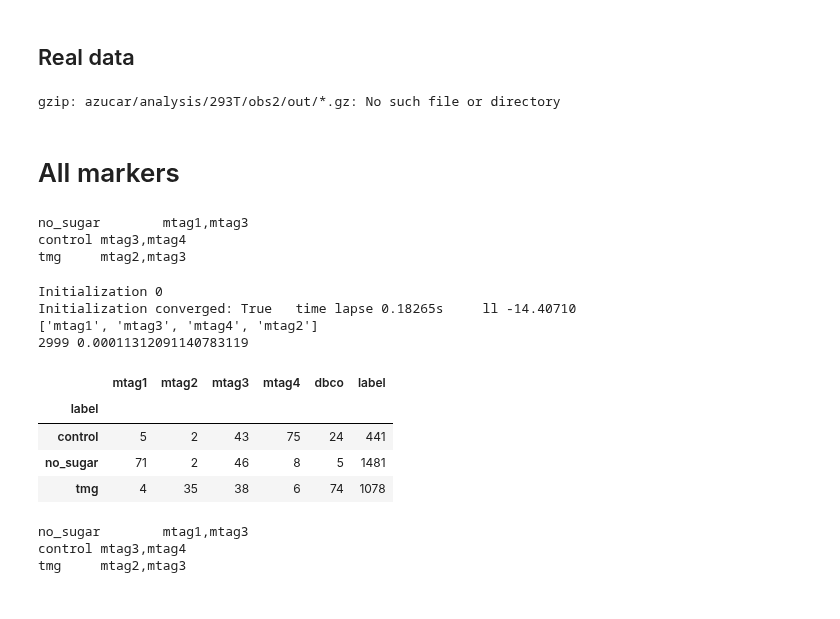
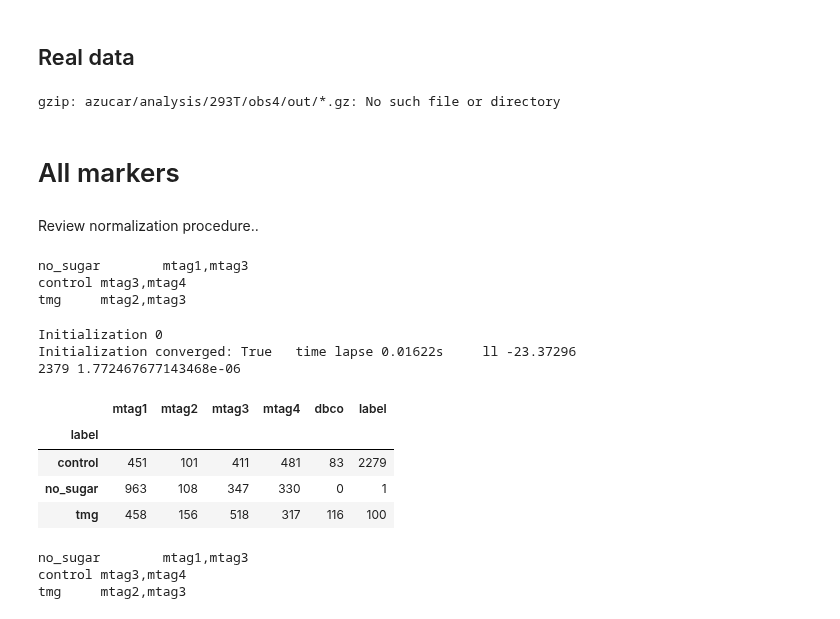
Before and after one commit to sbooeshaghi/azucar, a Jupyter notebook: analysis/293T/obs2/assign.ipynb, the cells around one changed output. Saved outputs shown, nothing was run; the diff lists cells and outputs as text; code cells hidden in the pictures.

```diff
--- a/analysis/293T/obs2/assign.ipynb
+++ b/analysis/293T/obs2/assign.ipynb
@@ -1726,2 +1696,39 @@ def mx_norm(matrix_fn, out_matrix_fn):
+# %%
+#@title mx norm
+
+def do_ipf(mtx, axis_uniform = 1):
+  rows, cols = mtx.shape
+
+  n = 1
+  if axis_uniform == 1:
+    aggregates = [
+                  np.ones(rows)*n/rows, # rows, each cell uniform
+                  nd(mtx.sum(0))/mtx.sum() # columns, each tag proportional
+                  ]
+  elif axis_uniform == 0:
+    aggregates = [
+                  nd(mtx.sum(1))/mtx.sum(), # rows, each cell proportional
+                  np.ones(cols)*n/cols, # columns, each tag uniform
+                  ]
+  elif axis_uniform == -1:
+    aggregates = [
+                  np.ones(rows)*n/rows, # rows, each cell uniform,
+                  np.ones(cols)*n/cols, # columns, each tag uniform
+                  ]
+  dimensions = [[0], [1]]
+
+  IPF = ipfn.ipfn(mtx, aggregates, dimensions, max_iteration=100_000)
+  m = IPF.iteration()
+  return m
+
+def mx_norm(matrix_fn, out_matrix_fn, how="ipf"):
+  mtx = mmread(matrix_fn).toarray()
+
+  if how == "ipf":
+    mtx_ipf = do_ipf(np.log1p(mtx).copy(), axis_uniform=1) # 0: uniform cols, 1: uniform rows, -1: both uniform
+    mmwrite(out_matrix_fn, csr_matrix(mtx_ipf*mtx.sum()))
+  elif how == "log1p":
+    mtx_log1p = csr_matrix(np.log1p(mtx))
+    mmwrite(out_matrix_fn, mtx_log1p)
 # %%
 #@title test mx norm
@@ -2154,7 +2178,7 @@ def gmm(x, v, n_comps = 2, n_iter=1):
 ## Real data
 # %%
 sample = "293T"
-observation = "obs2"
+observation = "obs4"
 
 base_data = f"azucar/analysis/{sample}/{observation}/out"
 base_mark = f"azucar/analysis/{sample}/{observation}/assign"
@@ -2165,6 +2189,8 @@ barcodes_fn   = os.path.join(base_data, "barcodes.txt")
 
 !gunzip $base_data/*.gz
 # %% [output]
-gzip: azucar/analysis/293T/obs2/out/*.gz: No such file or directory
+gzip: azucar/analysis/293T/obs4/out/*.gz: No such file or directory
 # %% [markdown]
 # All markers
+# %% [markdown]
+Review normalization procedure..
@@ -2187,8 +2215,9 @@ mx_sanitize(matrix_fn, barcodes_fn, genes_fn,
 
 dbco = mmread("./san.matrix.mtx").toarray()[:,-1]
 
-# normalize matrix (ipf)
-mx_norm("./san.matrix.mtx", "./san.norm.matrix.mtx")
+# normalize matrix (log1p -> ipf)
+# mx_norm("./san.matrix.mtx", "./san.log1p.matrix.mtx", how="log1p")
+mx_norm("./san.matrix.mtx", "./san.norm.matrix.mtx", how="ipf")
 
 dbco_norm = mmread("./san.norm.matrix.mtx").toarray()[:,-1]
 
@@ -2207,40 +2236,39 @@ df["dbco"] = dbco
 df["dbco_ipf"] = dbco_norm
 
 # for the np log
 df.loc[df['ent'] == 0.0, 'ent'] = np.finfo(float).tiny
 
 ## find entropy cutoff
 adj_ent = -np.log(df["ent"].values)
 
 u, xx, v = knee(np.log1p(adj_ent.reshape(-1,1)))
-(cutoff, ncells) = gmm(xx, v, n_iter=1, n_comps=2)
+(cutoff, ncells) = gmm(xx, v, n_iter=1, n_comps=3)
 cutoff = np.exp(cutoff) - 1 # adjust (since we log1p it)
 ent_cutoff = np.exp(-cutoff)
 
 print(ncells, ent_cutoff)
 
 ## look at count distribution
 marker_genes = ["mtag1", "mtag2", "mtag3", "mtag4", "dbco"]
 marker_genes_norm = ["mtag1_ipf", "mtag2_ipf", "mtag3_ipf", "mtag4_ipf", "dbco_ipf"]
 
 df.query(f"ent < {ent_cutoff}").groupby("label").agg({
     "mtag1": "mean",
     "mtag2": "mean",
     "mtag3": "mean",
     "mtag4": "mean",
     "dbco": "mean",
     "label": "count"
     }).astype(int)
 # %% [output]
 Initialization 0
-Initialization converged: True   time lapse 0.18265s     ll -14.40710
-['mtag1', 'mtag3', 'mtag4', 'mtag2']
-2999 0.00011312091140783119
+Initialization converged: True   time lapse 0.01622s     ll -23.37296
+2379 1.772467677143468e-06
 |  | mtag1 | mtag2 | mtag3 | mtag4 | dbco | label |
 | label |  |  |  |  |  |  |
-| control | 5 | 2 | 43 | 75 | 24 | 441 |
-| no_sugar | 71 | 2 | 46 | 8 | 5 | 1481 |
-| tmg | 4 | 35 | 38 | 6 | 74 | 1078 |
+| control | 451 | 101 | 411 | 481 | 83 | 2279 |
+| no_sugar | 963 | 108 | 347 | 330 | 0 | 1 |
+| tmg | 458 | 156 | 518 | 317 | 116 | 100 |
 # %%
 !cat $markers_fn
 # %% [output]
```
Also changed, not shown: parts of 12 cells of this notebook.
